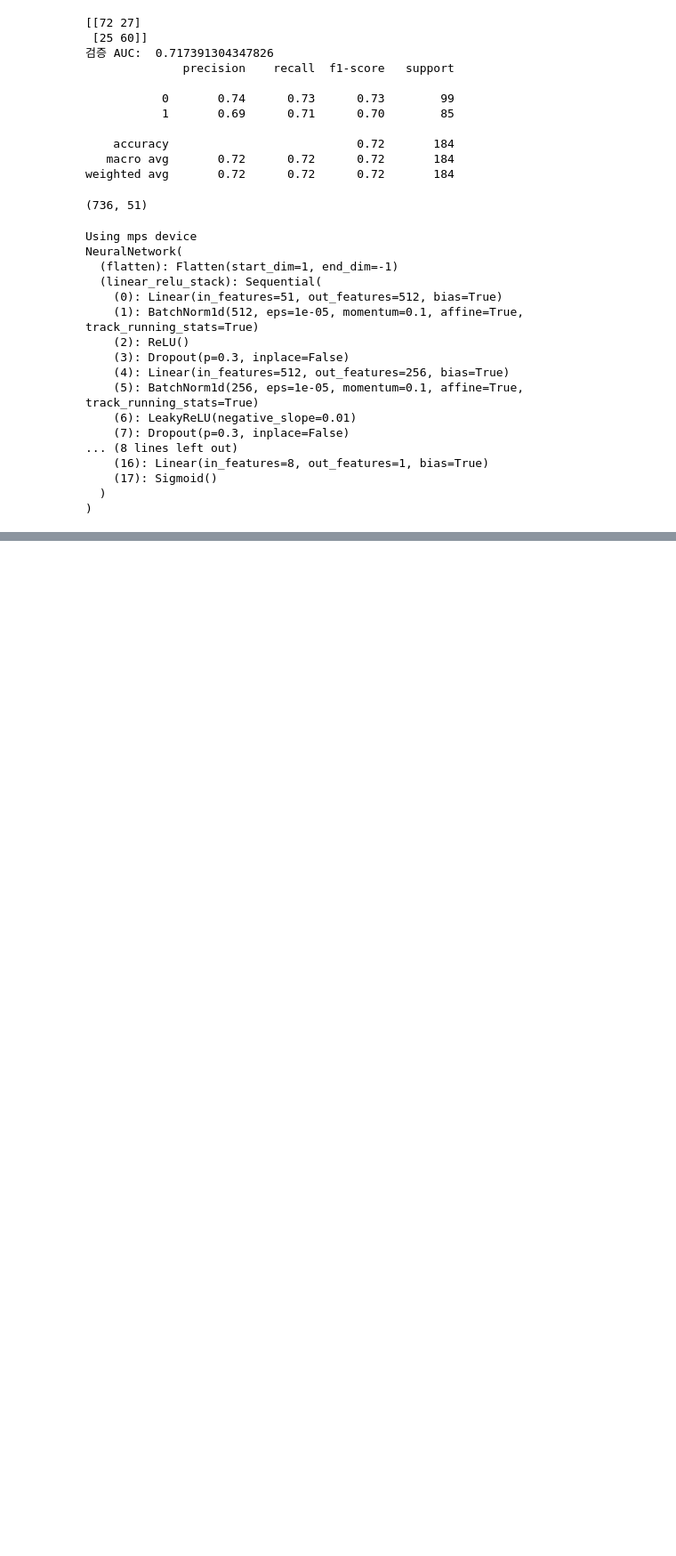
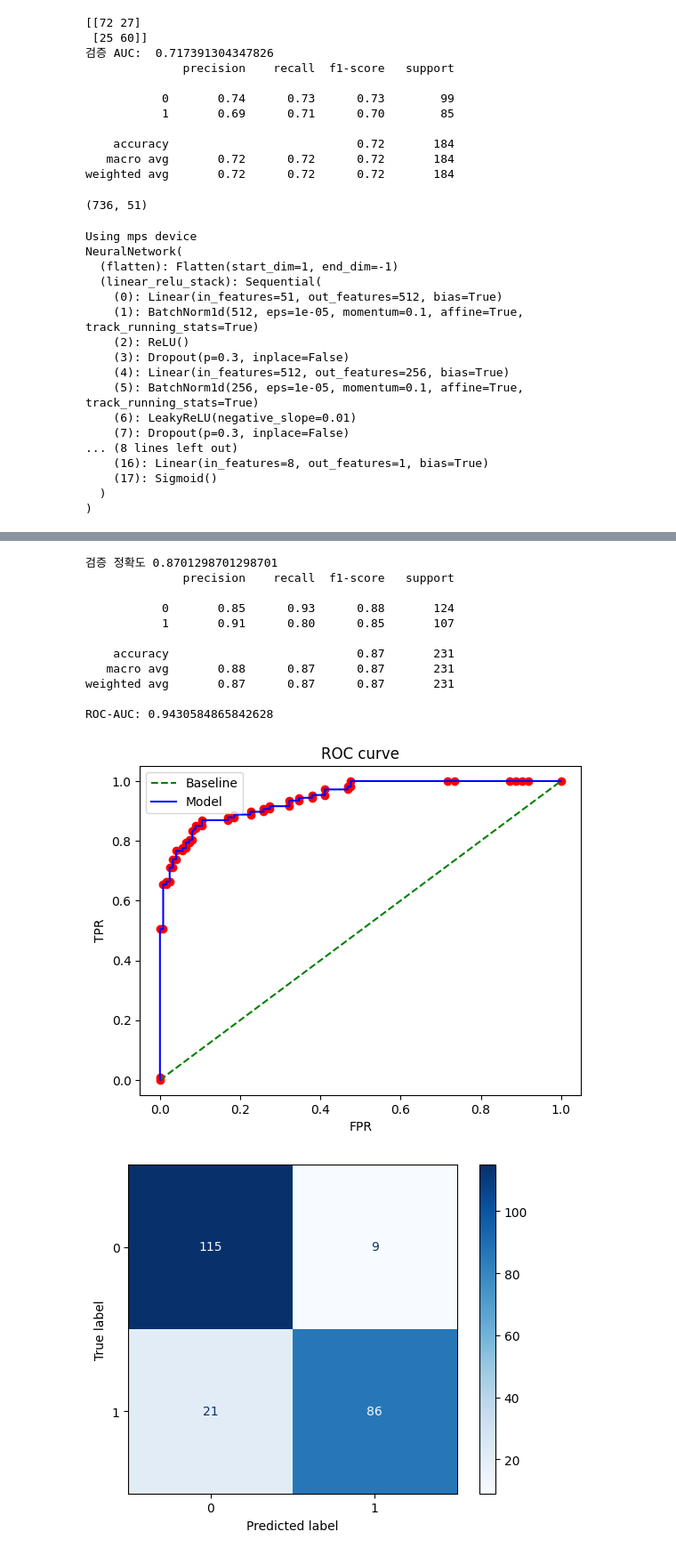
Before and after one commit to pauljo13/Metastasis_Predictive_modelling, a Jupyter notebook: code/Metastasis.ipynb, the cells around one changed output, grey strips where cells are left out. Shown at 89% size. Cells and saved outputs as stored; diff of their text form; code cells hidden in the pictures; blank space fills up the shorter version.

```diff
--- a/code/Metastasis.ipynb
+++ b/code/Metastasis.ipynb
@@ -968,0 +1060,16 @@ Done!
+# %%
+summarize_results(model_rf, X_test_top, y_test)
+# %% [output]
+검증 정확도 0.8701298701298701
+              precision    recall  f1-score   support
+
+           0       0.85      0.93      0.88       124
+           1       0.91      0.80      0.85       107
+
+    accuracy                           0.87       231
+   macro avg       0.88      0.87      0.87       231
+weighted avg       0.87      0.87      0.87       231
+
+ROC-AUC: 0.9430584865842628
+[figure, added]
+[figure, added]
```
Also changed, not shown: parts of 13 cells of this notebook, 4 other files.
